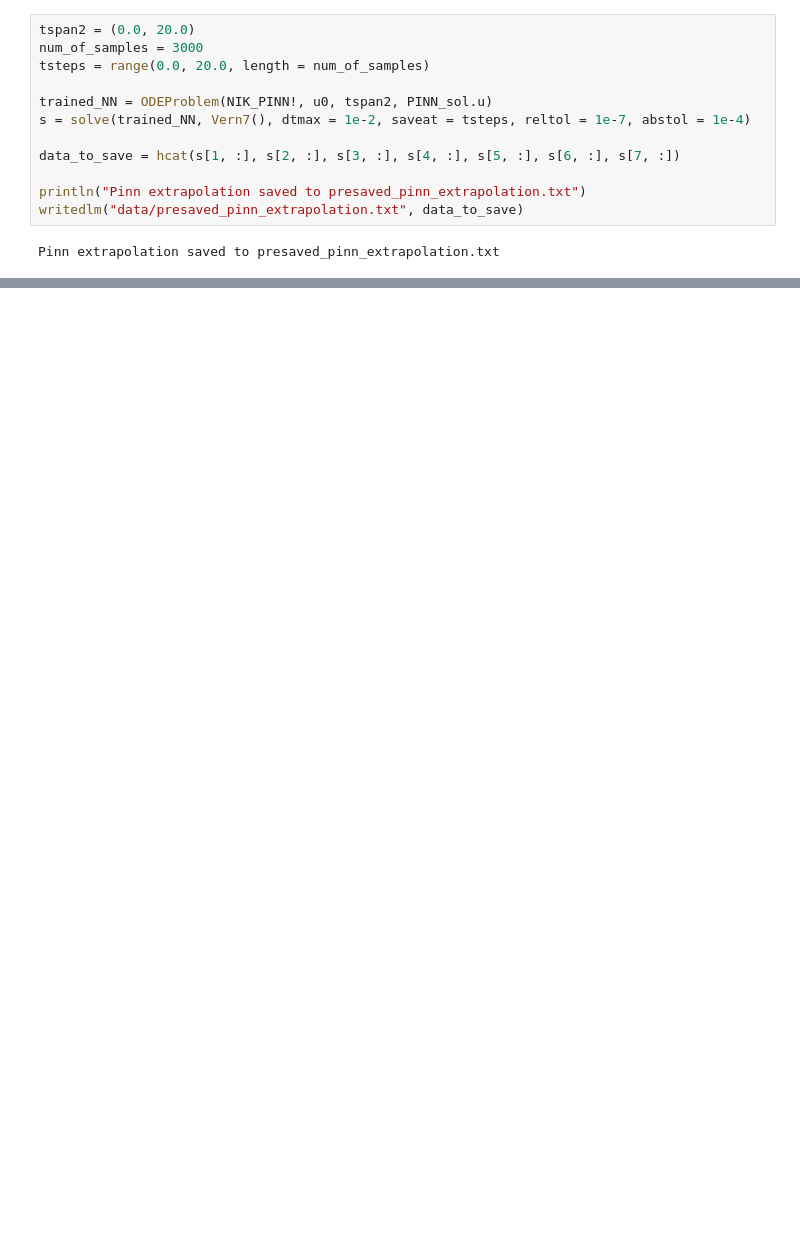
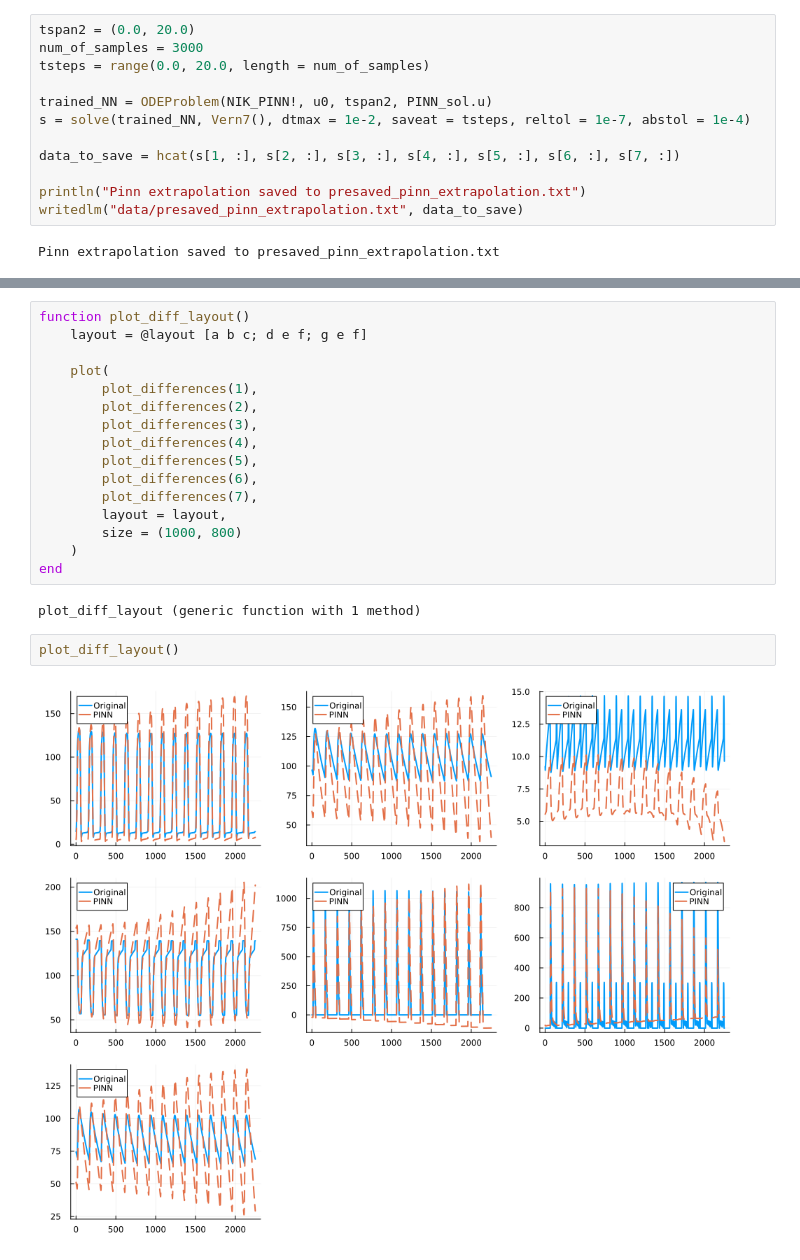
Before and after one commit to mdydek/PINNFuser.jl, a Jupyter notebook: src/prototype.ipynb, the cells around one changed output, grey strips where cells are left out. Saved outputs shown, nothing was run; the diff lists cells and outputs as text; blank space fills up the shorter version.

```diff
--- a/src/prototype.ipynb
+++ b/src/prototype.ipynb
@@ -134,0 +195,22 @@ Pinn extrapolation saved to presaved_pinn_extrapolation.txt
+# %%
+function plot_diff_layout()
+    layout = @layout [a b c; d e f; g e f]
+
+    plot(
+        plot_differences(1),
+        plot_differences(2),
+        plot_differences(3),
+        plot_differences(4),
+        plot_differences(5),
+        plot_differences(6),
+        plot_differences(7),
+        layout = layout,
+        size = (1000, 800)
+    )
+end
+# %% [output]
+plot_diff_layout (generic function with 1 method)
+# %%
+plot_diff_layout()
+# %% [output]
+[figure, added]
```
Also changed, not shown: parts of 6 cells of this notebook.
